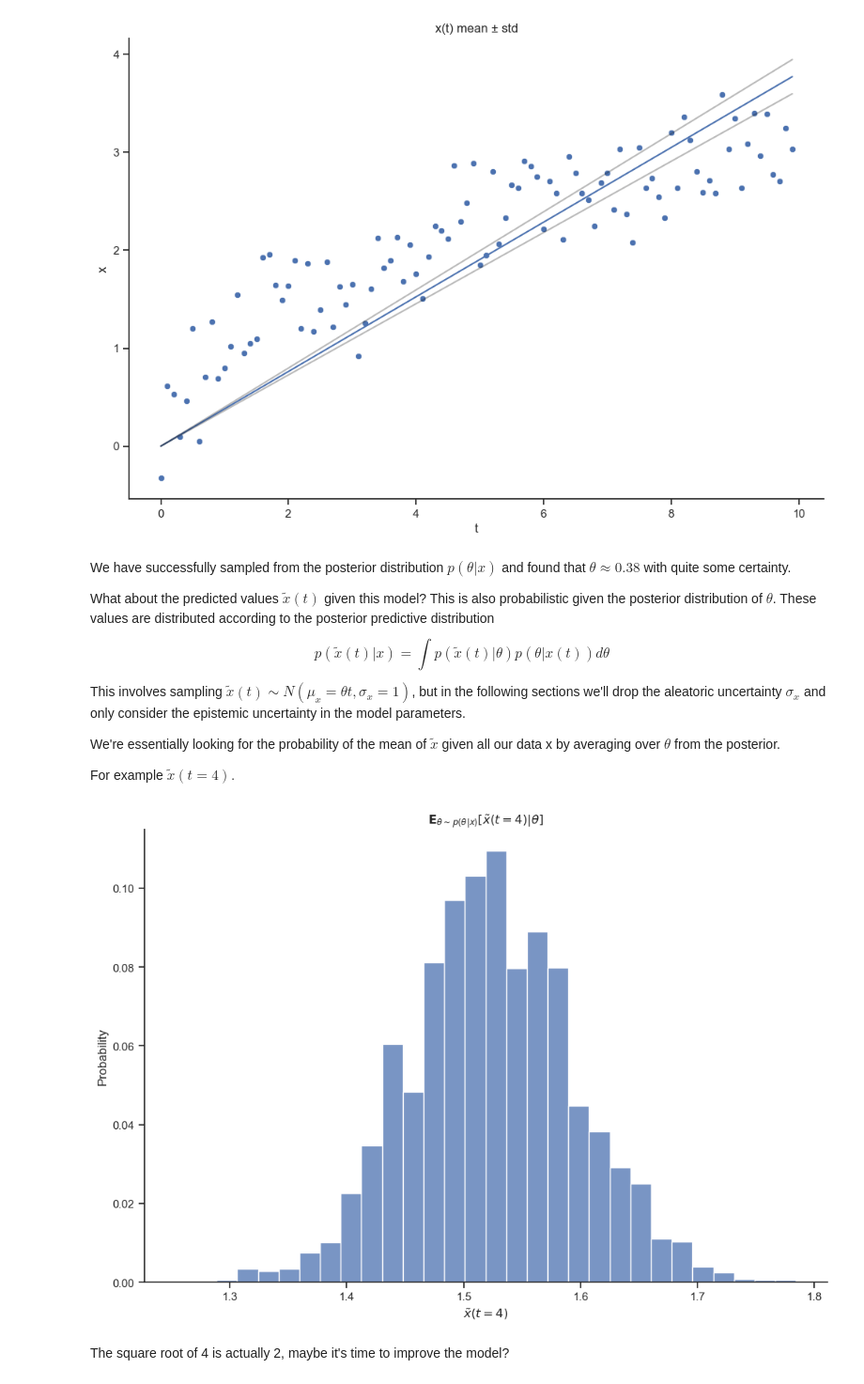
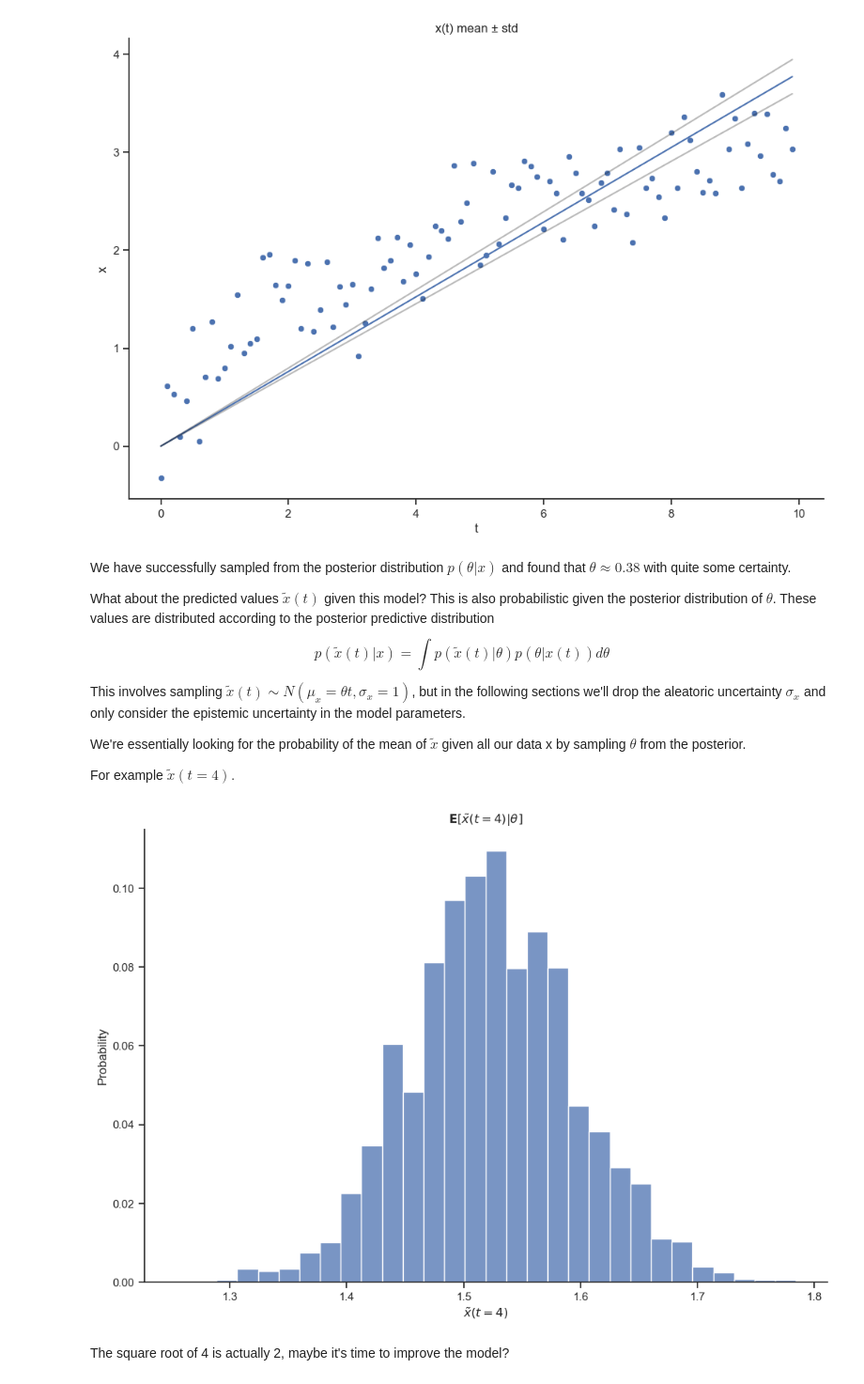
Before and after one commit to sodavann/RandomProjections, a Jupyter notebook: posts/Bayesian Persuasion/bn.ipynb, the cells around one changed output. Shown: that part at 94% size. Drawn from its saved outputs; the diff is of its cells as text; code cells hidden in the pictures.

```diff
--- a/posts/Bayesian Persuasion/bn.ipynb
+++ b/posts/Bayesian Persuasion/bn.ipynb
@@ -150,16 +150,16 @@ What about the predicted values $\tilde{x}(t)$ given this model? This is also pr
 
 This involves sampling $\tilde{x}(t) \sim N(\mu_x = \theta t, \sigma_x = 1)$, but in the following sections we'll drop the aleatoric uncertainty $\sigma_x$ and only consider the epistemic uncertainty in the model parameters.
 
-We're essentially looking for the probability of the mean of $\tilde{x}$ given all our data x by averaging over $\theta$ from the posterior.
+We're essentially looking for the probability of the mean of $\tilde{x}$ given all our data x by sampling $\theta$ from the posterior.
 
 For example $\tilde{x}(t=4).$
 # %%
 posterior_predictive_samples=[lm(theta, 4) for theta in posterior_samples]
 sns.histplot(posterior_predictive_samples, bins=30, stat="probability");
-plt.title(r"$\mathbf{E}_{\theta \sim p(\theta | x)} [\tilde{x}(t=4)|\theta]$");
+plt.title(r"$\mathbf{E}[\tilde{x}(t=4)|\theta]$");
 plt.xlabel(r"$\tilde{x}(t=4)$");
 # %% [output]
-[figure, old version]
+[figure, new version]
 # %% [markdown]
 The square root of 4 is actually 2, maybe it's time to improve the model?
 # %% [markdown]
```
Also changed, not shown: parts of 5 cells of this notebook, 9 other files.
